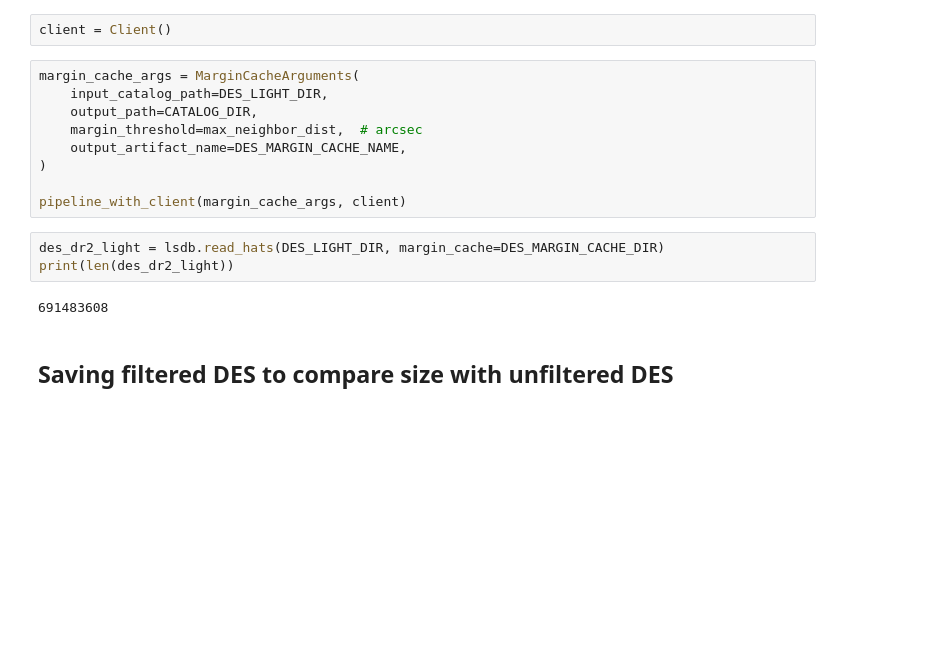
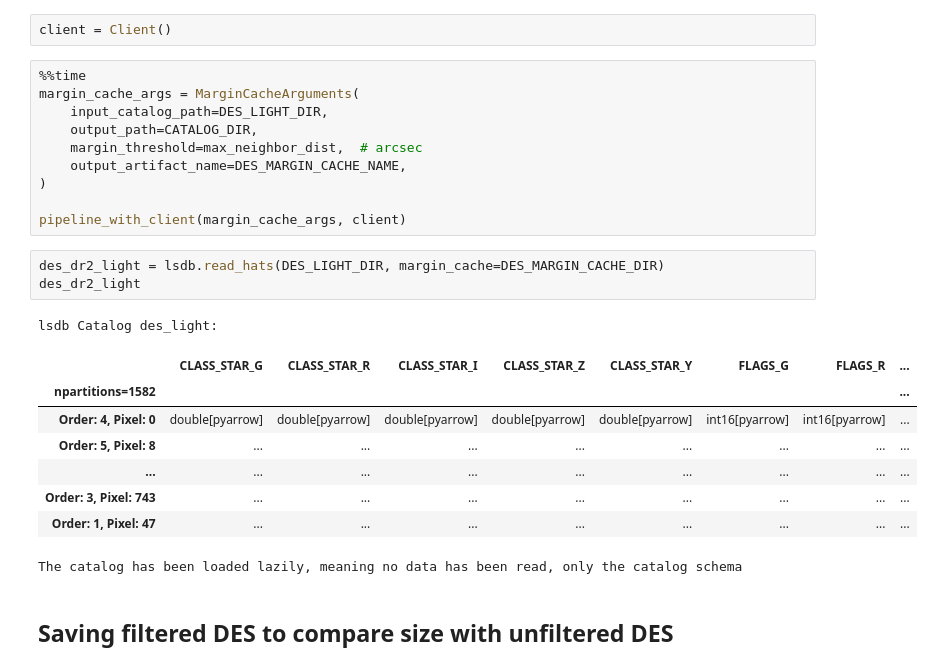
Before and after one commit to JoaoDPassos/brown-dwarf-search, a Jupyter notebook: Jupyter Notebooks/kth_star_pipeline/get_old_datasets.ipynb, the cells around one changed output. Saved outputs shown, nothing was run; the diff lists cells and outputs as text; blank space fills up the shorter version.

```diff
--- a/Jupyter Notebooks/kth_star_pipeline/get_old_datasets.ipynb
+++ b/Jupyter Notebooks/kth_star_pipeline/get_old_datasets.ipynb
@@ -134,6 +145,7 @@ Wall time: 5min 27s
 # %%
 client = Client()
 # %%
+%%time
 margin_cache_args = MarginCacheArguments(
     input_catalog_path=DES_LIGHT_DIR,
     output_path=CATALOG_DIR,
@@ -144,9 +156,17 @@ margin_cache_args = MarginCacheArguments(
 pipeline_with_client(margin_cache_args, client)
 # %%
 des_dr2_light = lsdb.read_hats(DES_LIGHT_DIR, margin_cache=DES_MARGIN_CACHE_DIR)
-print(len(des_dr2_light))
+des_dr2_light
 # %% [output]
-691483608
+lsdb Catalog des_light:
+|  | CLASS_STAR_G | CLASS_STAR_R | CLASS_STAR_I | CLASS_STAR_Z | CLASS_STAR_Y | FLAGS_G | FLAGS_R | ... |
+| npartitions=1582 |  |  |  |  |  |  |  | ... |
+| Order: 4, Pixel: 0 | double[pyarrow] | double[pyarrow] | double[pyarrow] | double[pyarrow] | double[pyarrow] | int16[pyarrow] | int16[pyarrow] | ... |
+| Order: 5, Pixel: 8 | ... | ... | ... | ... | ... | ... | ... | ... |
+| ... | ... | ... | ... | ... | ... | ... | ... | ... |
+| Order: 3, Pixel: 743 | ... | ... | ... | ... | ... | ... | ... | ... |
+| Order: 1, Pixel: 47 | ... | ... | ... | ... | ... | ... | ... | ... |
+The catalog has been loaded lazily, meaning no data has been read, only the catalog schema
 # %% [markdown]
 ## Saving filtered DES to compare size with unfiltered DES
 # %%
```
Also changed, not shown: parts of 7 cells of this notebook, 3 other files.
